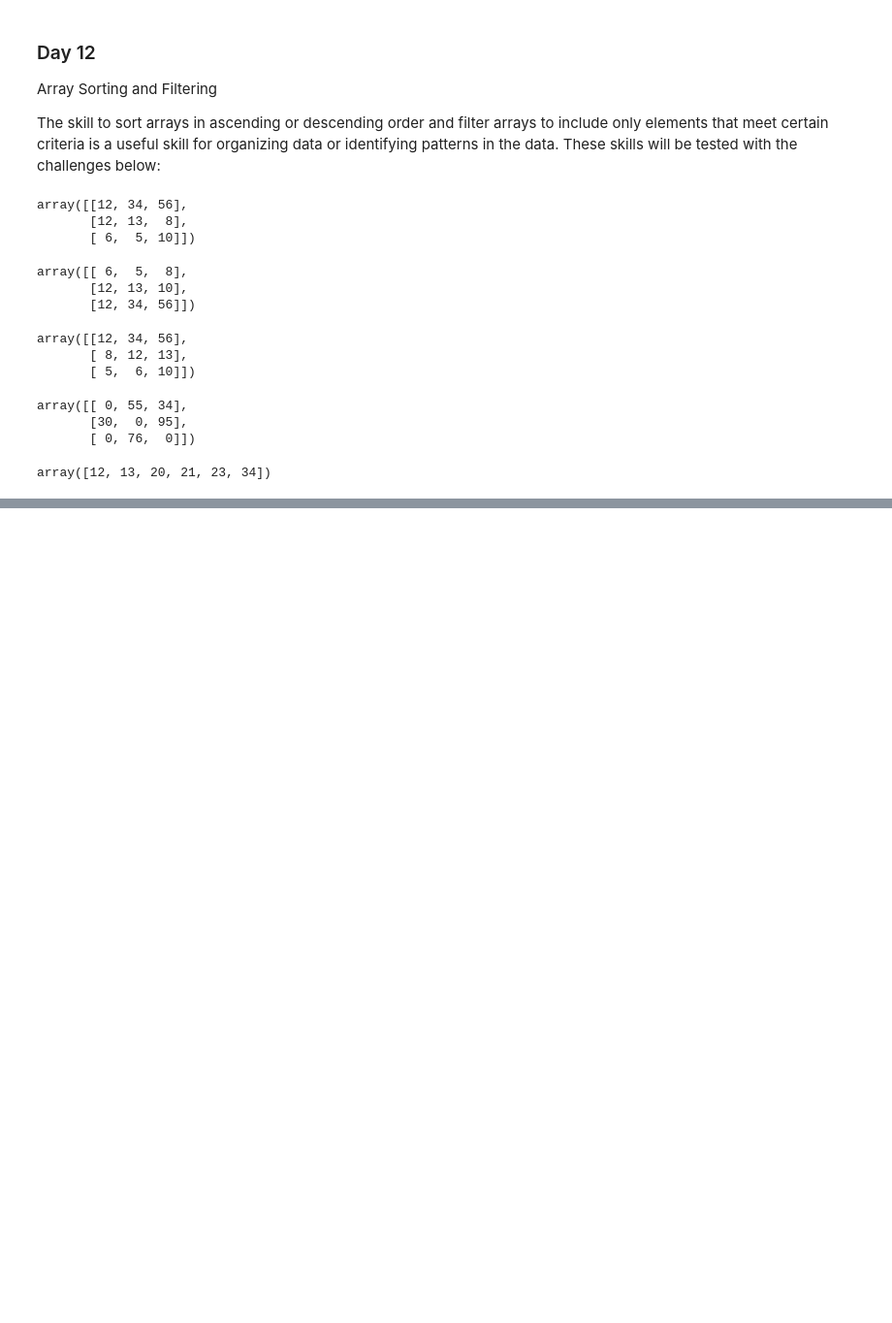
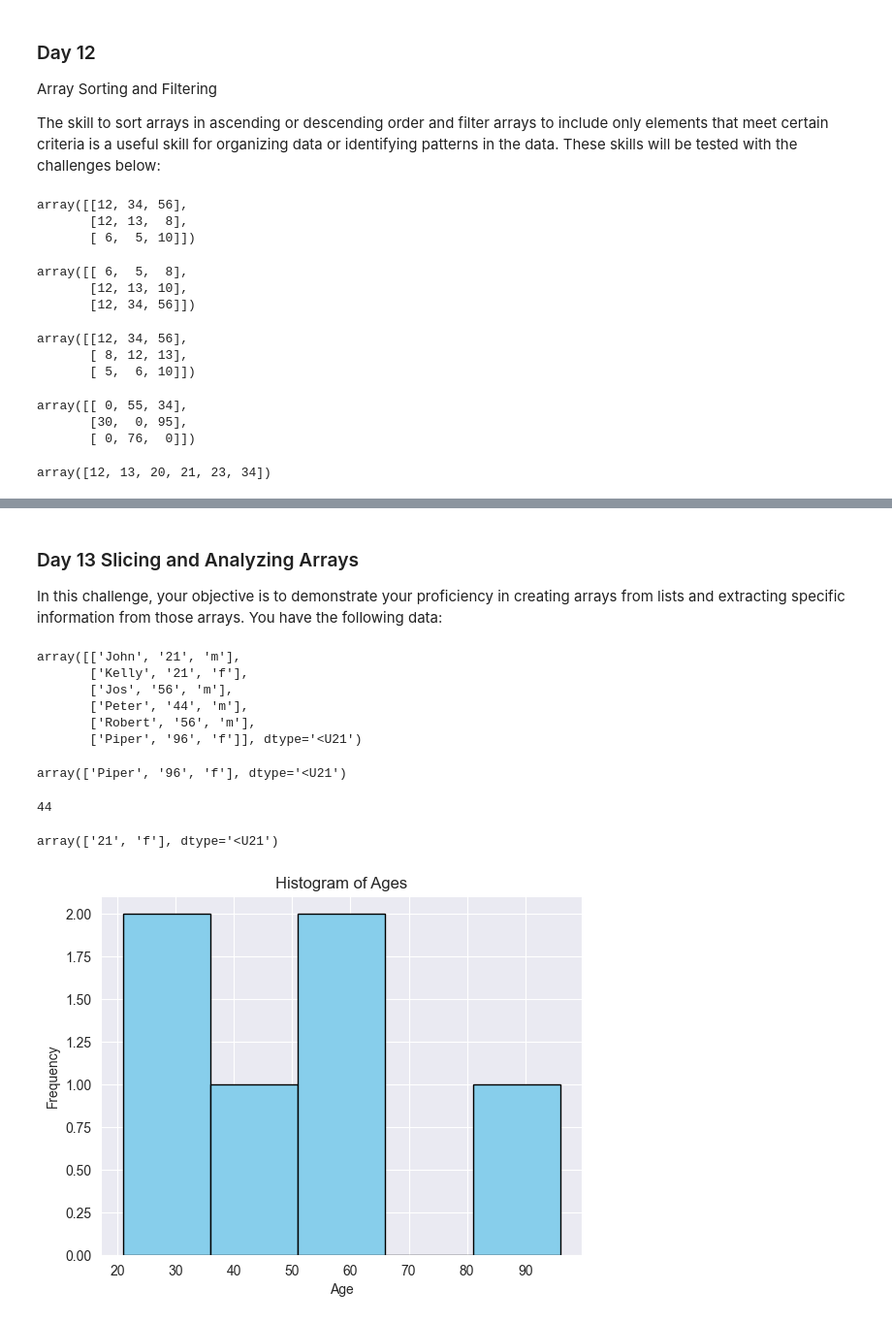
Before and after one commit to hectorherreraespinola/DataAnalys50DaysChallenge, a Jupyter notebook: 50DaysChallenge.ipynb, the cells around one changed output, grey strips where cells are left out. Shown at 97% size. Cells and saved outputs as stored; diff of their text form; code cells hidden in the pictures; blank space fills up the shorter version.

```diff
--- a/50DaysChallenge.ipynb
+++ b/50DaysChallenge.ipynb
@@ -692,0 +695,51 @@ print("Flattened Array:", flattened_array)
+# %% [markdown]
+### Day 13 Slicing and Analyzing Arrays
+
+In this challenge, your objective is to demonstrate your
+proficiency in creating arrays from lists and extracting
+specific information from those arrays. You have the
+following data:
+# %%
+#Using the data above, create an array and transpose it. Thecreation of an array and transposition should be combined  into one code. The code should return a transposed array.
+names = ["John","Kelly","Jos","Peter","Robert","Piper"]
+age = [21,21,56,44,56,96]
+gender = ["m","f","m","m","m","f"]
+
+array13 = np.array([names,age,gender]).T
+array13
+# %% [output]
+array([['John', '21', 'm'],
+       ['Kelly', '21', 'f'],
+       ['Jos', '56', 'm'],
+       ['Peter', '44', 'm'],
+       ['Robert', '56', 'm'],
+       ['Piper', '96', 'f']], dtype='<U21')
+# %%
+#Using slicing or indexing, write code to return the last row of the transposed array
+array13[5]
+# %% [output]
+array(['Piper', '96', 'f'], dtype='<U21')
+# %%
+#Using slicing or indexing, write code to return the first two rows of the transposed array
+int(array13[3,1]) # Row 3 (Peter), Column 1 (Age)
+# %% [output]
+44
+# %%
+#Write code to return an array of Kelly's age and gender using slicing
+array13[1,1:]
+# %% [output]
+array(['21', 'f'], dtype='<U21')
+# %%
+#One of the uses of slicing is for data visualization. Slicing is often used in data visualization to extract specific portions of a dataset for plotting. Write code to create a subarray of the ages (only ages) in the transposed array using slicing. Using Matplotlib, plot a histogram of the age array. Your graph should have an xlabel, an ylabel, and a title.
+
+# Slice the ages (column 1)
+ages = array13[:, 1].astype(int)
+
+# Plot the histogram
+plt.hist(ages, bins=5, color='skyblue', edgecolor='black')
+plt.xlabel("Age")
+plt.ylabel("Frequency")
+plt.title("Histogram of Ages")
+plt.show()
+# %% [output]
+[figure, added]
```
Also changed, not shown: parts of 1 cell of this notebook.
